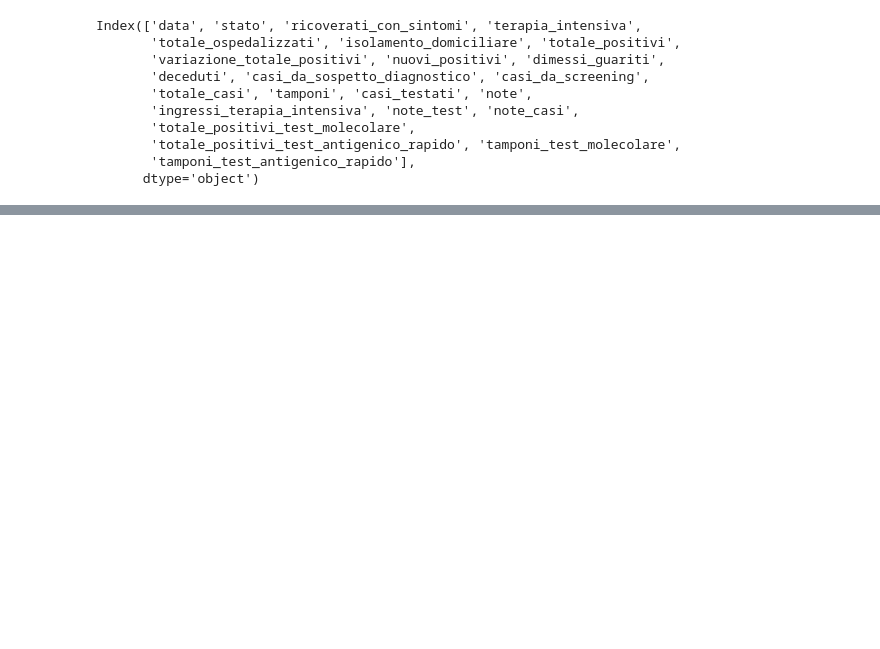
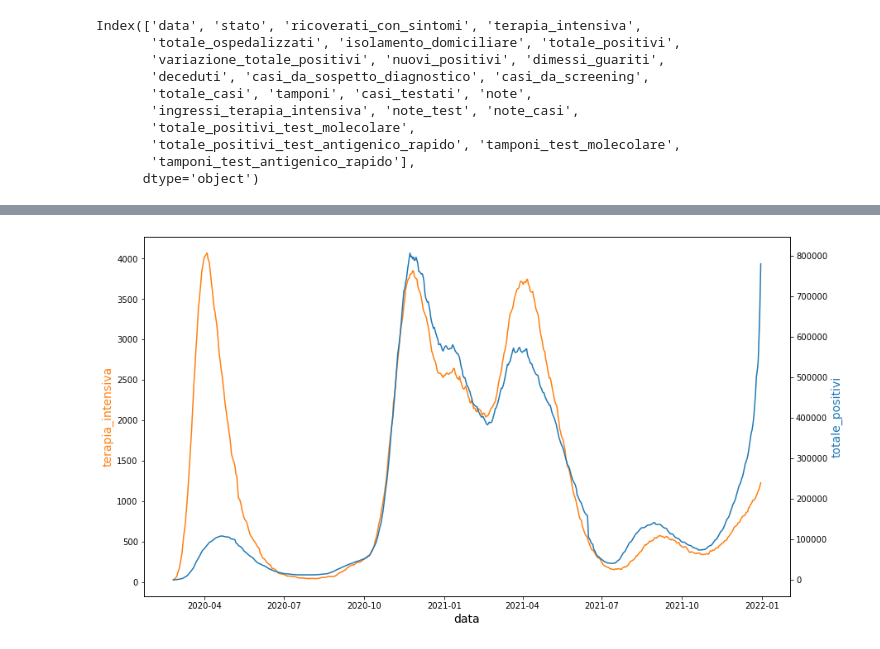
Before and after one commit to gitary/analisi_dati_COVID, a Jupyter notebook: analisi_esplorativa_COVID.ipynb, the cells around one changed output, grey strips where cells are left out. Cells and saved outputs as stored; diff of their text form; code cells hidden in the pictures; blank space fills up the shorter version.

```diff
--- a/analisi_esplorativa_COVID.ipynb
+++ b/analisi_esplorativa_COVID.ipynb
@@ -322,3 +323,5 @@ g = df_naz.plot_bokeh(x = 'data', y = ['ingressi_terapia_intensiva'],\
 # %% [output]
 [interactive output not drawn]
 [interactive output not drawn]
+# %%
+df_naz.set_index('data')
@@ -324,0 +343,4 @@ g = df_naz.plot_bokeh(x = 'data', y = ['ingressi_terapia_intensiva'],\
+# %%
+g = df_naz.set_index('data').resample(rule='W').mean().plot_bokeh(y = ['ingressi_terapia_intensiva', 'terapia_intensiva'],\
+                           vertical_xlabel = True, title="Andamento nazionale",\
+                               figsize=(950, 500), legend="top_left") #, logy = True)
@@ -331,0 +430,24 @@ g = df_naz.plot_bokeh(x = 'data', y = ['totale_positivi_test_molecolare', 'total
+# %%
+y = ['totale_positivi', 'terapia_intensiva']
+
+# create figure and axis objects with subplots()
+fig,ax = plt.subplots(figsize=(14,8))
+# make a plot
+ax.plot(df_naz['data'],df_naz['terapia_intensiva'], color="tab:orange")
+# set x-axis label
+ax.set_xlabel("data",fontsize=14)
+# set y-axis label
+ax.set_ylabel("terapia_intensiva",color="tab:orange",fontsize=14)
+# twin object for two different y-axis on the sample plot
+ax2=ax.twinx()
+# make a plot with different y-axis using second axis object
+ax2.plot(df_naz['data'], df_naz['totale_positivi'],color="tab:blue")
+ax2.set_ylabel("totale_positivi",color="tab:blue",fontsize=14)
+plt.show()
+# save the plot as a file
+# fig.savefig('two_different_y_axis_for_single_python_plot_with_twinx.jpg',
+#             format='jpeg',
+#             dpi=100,
+#             bbox_inches='tight')
+# %% [output]
+[figure, added]
```
Also changed, not shown: parts of 9 cells of this notebook, 1 other file.
